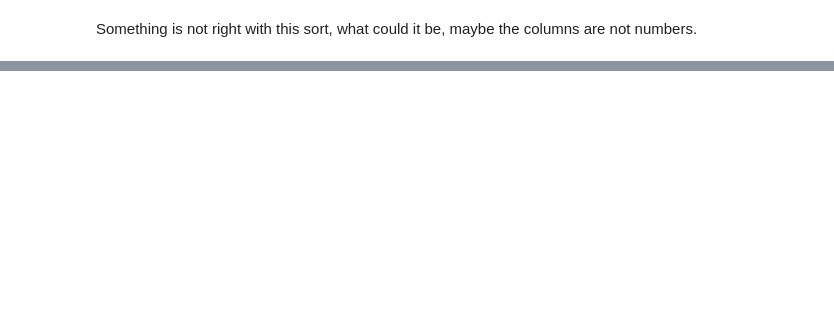
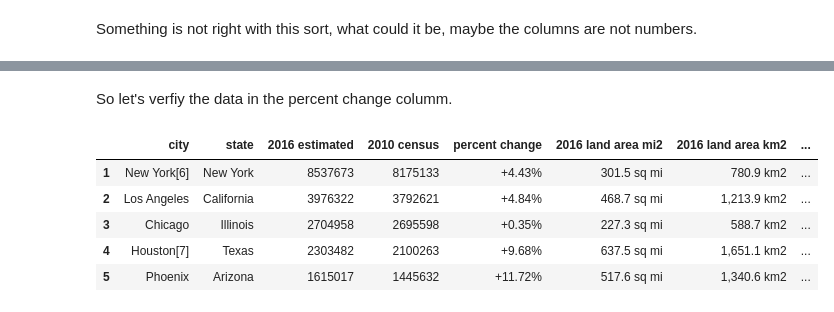
Before and after one commit to PythonTriCities/jupyter_intro, a Jupyter notebook: NotebookOne.ipynb, the cells around one changed output, grey strips where cells are left out. Saved outputs shown, nothing was run; the diff lists cells and outputs as text; code cells hidden in the pictures; blank space fills up the shorter version.

```diff
--- a/NotebookOne.ipynb
+++ b/NotebookOne.ipynb
@@ -74,0 +195,2 @@ df.sort_values(by=['2010 census'], ascending=False)
+# %% [markdown]
+So let's verfiy the data in the percent change columm.
@@ -74,0 +199,9 @@ df.sort_values(by=['2010 census'], ascending=False)
+# %%
+df.head()
+# %% [output]
+|  | city | state | 2016 estimated | 2010 census | percent change | 2016 land area mi2 | 2016 land area km2 | ... |
+| 1 | New York[6] | New York | 8537673 | 8175133 | +4.43% | 301.5 sq mi | 780.9 km2 | ... |
+| 2 | Los Angeles | California | 3976322 | 3792621 | +4.84% | 468.7 sq mi | 1,213.9 km2 | ... |
+| 3 | Chicago | Illinois | 2704958 | 2695598 | +0.35% | 227.3 sq mi | 588.7 km2 | ... |
+| 4 | Houston[7] | Texas | 2303482 | 2100263 | +9.68% | 637.5 sq mi | 1,651.1 km2 | ... |
+| 5 | Phoenix | Arizona | 1615017 | 1445632 | +11.72% | 517.6 sq mi | 1,340.6 km2 | ... |
```
Also changed, not shown: parts of 31 cells of this notebook, 1 other file.
